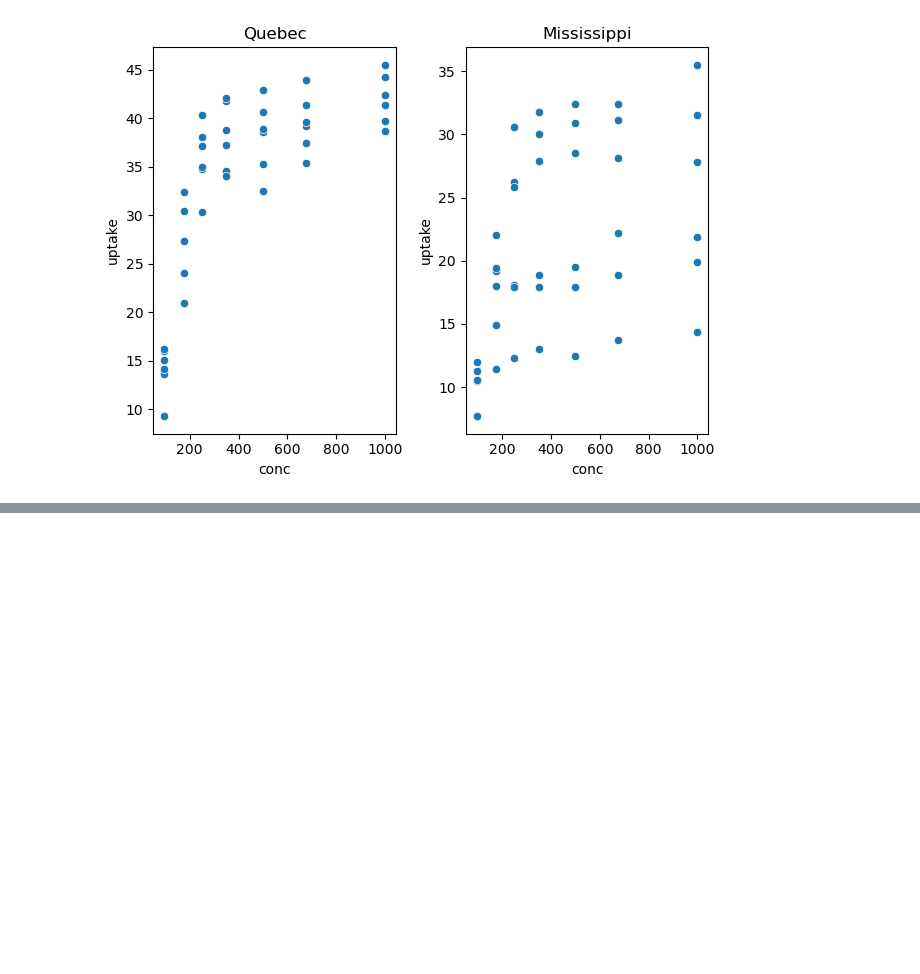
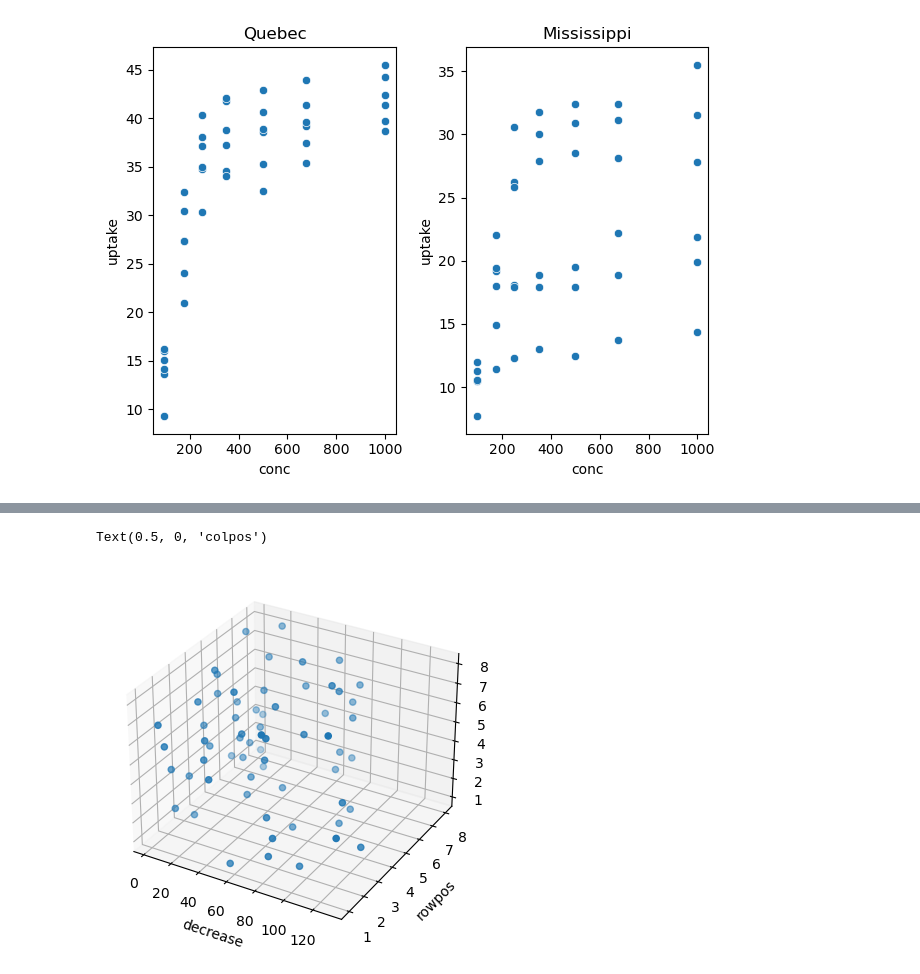
Before and after one commit to Rhuan-Messias/Python_Study, a Jupyter notebook: F_Data_Science/notebook_3/notebook_3.ipynb, the cells around one changed output, grey strips where cells are left out. Cells and saved outputs as stored; diff of their text form; code cells hidden in the pictures; blank space fills up the shorter version.

```diff
--- a/F_Data_Science/notebook_3/notebook_3.ipynb
+++ b/F_Data_Science/notebook_3/notebook_3.ipynb
@@ -390,0 +443,4 @@ plt.tight_layout()
+# %%
+# Carregamento da base de dados
+base = pd.read_csv('orchard.csv')
+base
@@ -390,0 +461,11 @@ plt.tight_layout()
+# %%
+#Criação do gráfico 3D, indicando o atributo projection = '3d' e passando três atributos (decrease,rowpos e colpos)
+figura = plt.figure()
+eixo = figura.add_subplot(1,1,1,projection='3d')
+eixo.scatter(base.decrease, base.rowpos, base.colpos)
+eixo.set_xlabel('decrease')
+eixo.set_ylabel('rowpos')
+eixo.set_zlabel('colpos')
+# %% [output]
+Text(0.5, 0, 'colpos')
+[figure, added]
```
Also changed, not shown: parts of 11 cells of this notebook.
